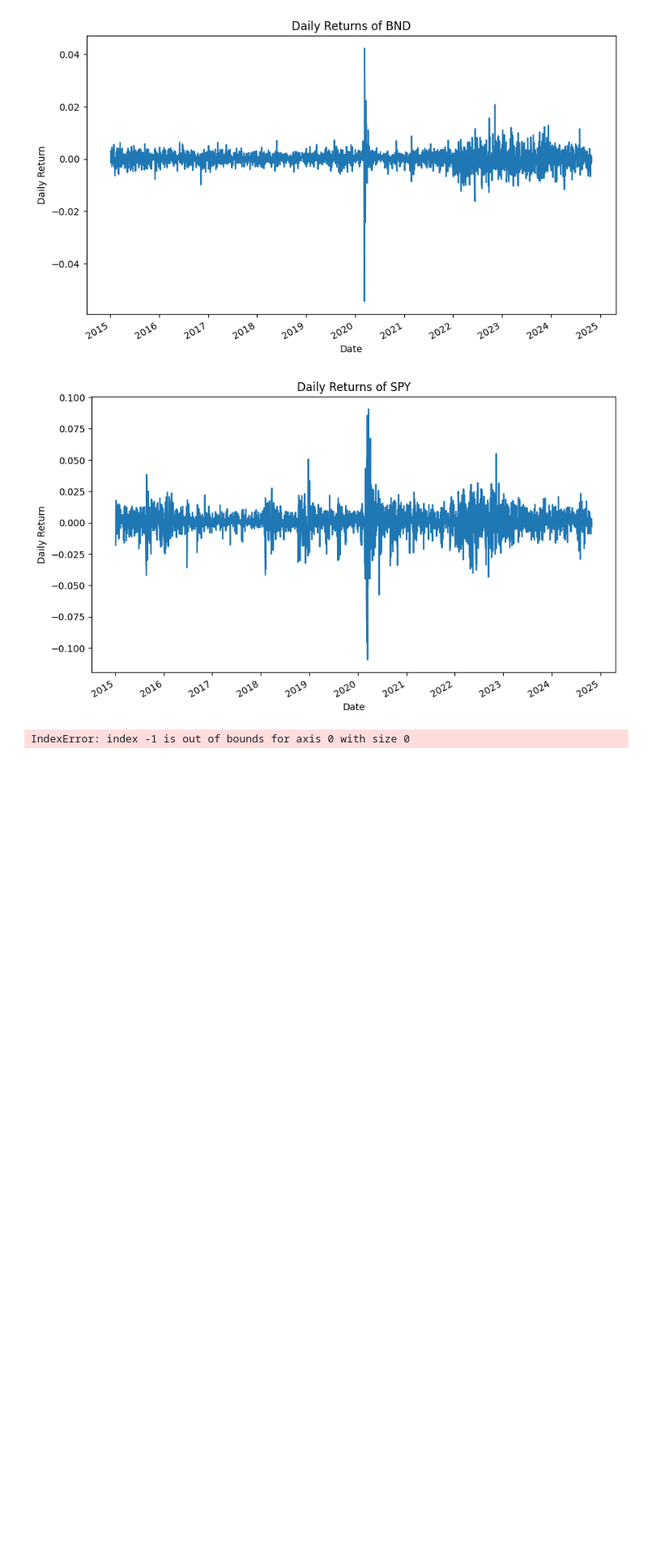
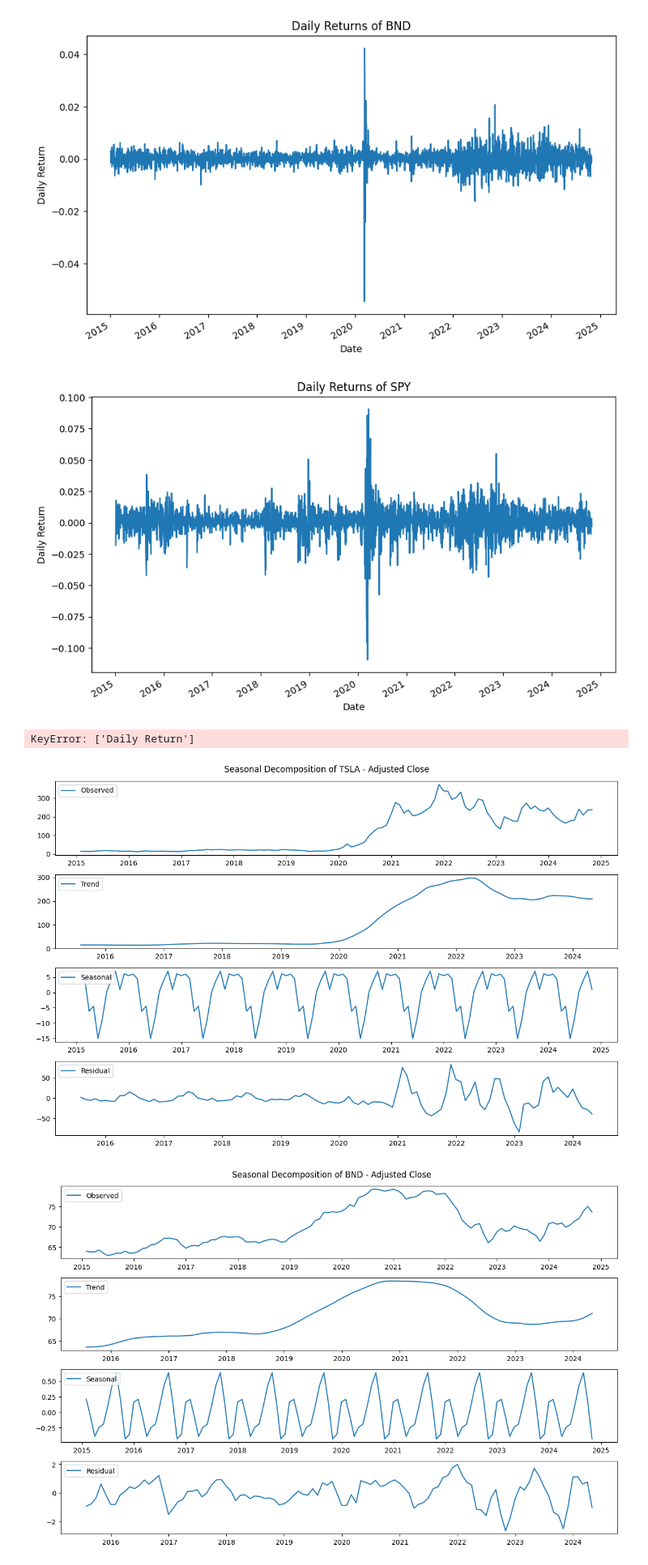
Before and after one commit to kidus888/Time-Series-Forecasting-for-Portfolio, a Jupyter notebook: notebooks/analysis_notebook.ipynb, the cells around one changed output. Shown at 81% size. Cells and saved outputs as stored; diff of their text form; code cells hidden in the pictures; blank space fills up the shorter version.

```diff
--- a/notebooks/analysis_notebook.ipynb
+++ b/notebooks/analysis_notebook.ipynb
@@ -54,11 +54,16 @@ for ticker, df in data.items():
 [figure]
 [figure]
 # %%
-# Calculate and print risk metrics
+# Calculate risk metrics for each asset
 for ticker, df in data.items():
-    df['Daily Return'] = df['Adj Close'].pct_change()  # Ensure daily returns are calculated
+    # Calculate Daily Return
+    df['Daily Return'] = df['Adj Close'].pct_change()
+    df.dropna(subset=['Daily Return'], inplace=True)  # Drop NaN values in 'Daily Return'
+
+    # Calculate VaR and Sharpe Ratio only after handling NaN
     var = calculate_var(df)
     sharpe_ratio = calculate_sharpe_ratio(df)
+
     print(f"Risk Metrics for {ticker}:\nVaR: {var}\nSharpe Ratio: {sharpe_ratio}\n")
 # %% [output]
-IndexError: index -1 is out of bounds for axis 0 with size 0
+KeyError: ['Daily Return']
@@ -64,0 +73,37 @@ IndexError: index -1 is out of bounds for axis 0 with size 0
+# %%
+for ticker, df in data.items():
+
+    # Resample to monthly frequency if desired, or keep it daily
+    df_monthly = df['Adj Close'].resample('M').mean()  # Adjust as needed for your frequency
+
+    # Check that there are no missing values before decomposition
+    df_monthly = df_monthly.dropna()
+
+    # Perform seasonal decomposition
+    decomposition = seasonal_decompose(df_monthly, model='additive')
+
+    # Plot the decomposed components
+    plt.figure(figsize=(12, 8))
+    plt.suptitle(f"Seasonal Decomposition of {ticker} - Adjusted Close")
+
+    plt.subplot(411)
+    plt.plot(decomposition.observed, label='Observed')
+    plt.legend(loc='upper left')
+
+    plt.subplot(412)
+    plt.plot(decomposition.trend, label='Trend')
+    plt.legend(loc='upper left')
+
+    plt.subplot(413)
+    plt.plot(decomposition.seasonal, label='Seasonal')
+    plt.legend(loc='upper left')
+
+    plt.subplot(414)
+    plt.plot(decomposition.resid, label='Residual')
+    plt.legend(loc='upper left')
+
+    plt.tight_layout()
+    plt.show()
+# %% [output]
+[figure, added]
+[figure, added]
```
Also changed, not shown: parts of 2 cells of this notebook.
